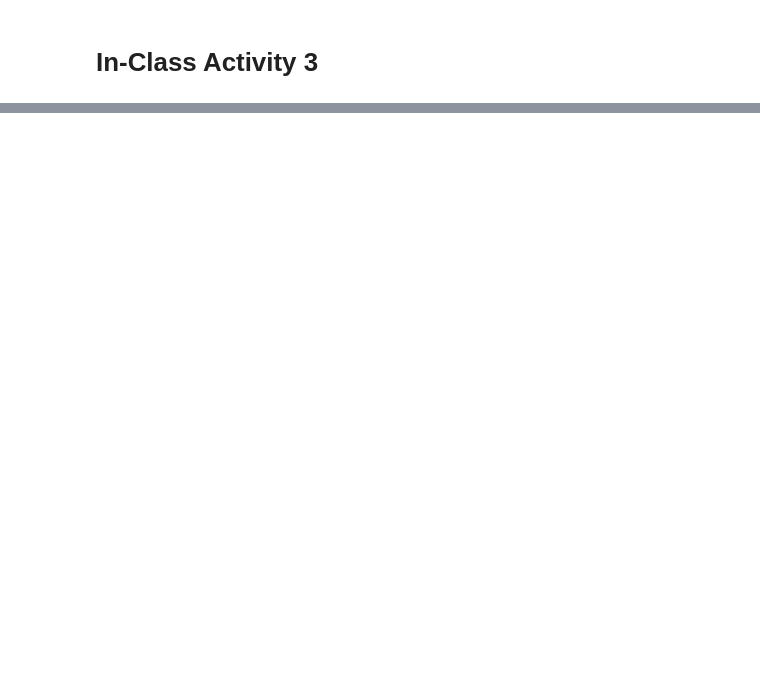
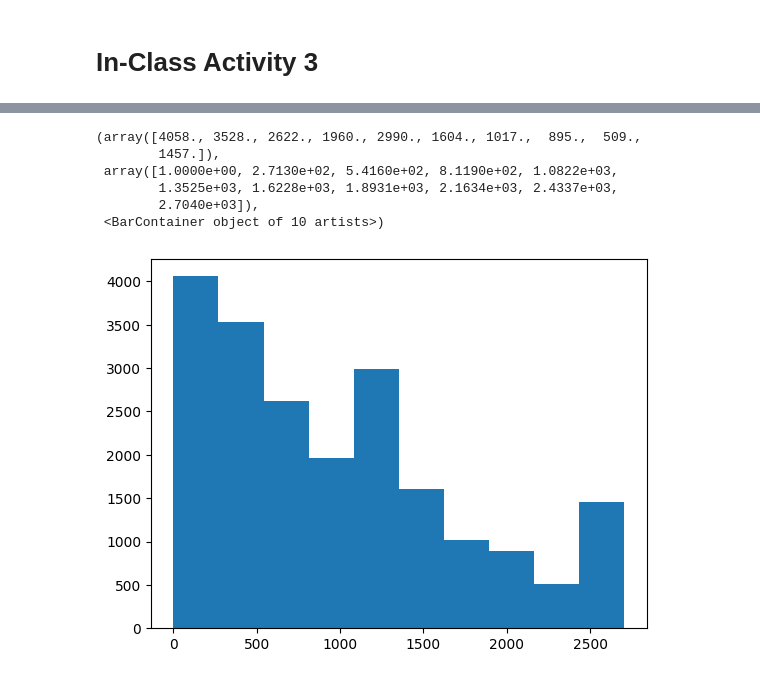
Before and after one commit to coughlinjennie/data71200su24, a Jupyter notebook: class3/data71200class3lab-Jennie.ipynb, the cells around one changed output, grey strips where cells are left out. Cells and saved outputs as stored; diff of their text form; code cells hidden in the pictures; blank space fills up the shorter version.

```diff
--- a/class3/data71200class3lab-Jennie.ipynb
+++ b/class3/data71200class3lab-Jennie.ipynb
@@ -59,0 +119,11 @@ from sklearn.preprocessing import KBinsDiscretizer
+# %%
+# Squaring (**2)
+plt.hist(housing_pd**2,bins=nbins)
+# %% [output]
+(array([4058., 3528., 2622., 1960., 2990., 1604., 1017.,  895.,  509.,
+        1457.]),
+ array([1.0000e+00, 2.7130e+02, 5.4160e+02, 8.1190e+02, 1.0822e+03,
+        1.3525e+03, 1.6228e+03, 1.8931e+03, 2.1634e+03, 2.4337e+03,
+        2.7040e+03]),
+ <BarContainer object of 10 artists>)
+[figure, added]
```
Also changed, not shown: parts of 23 cells of this notebook.
